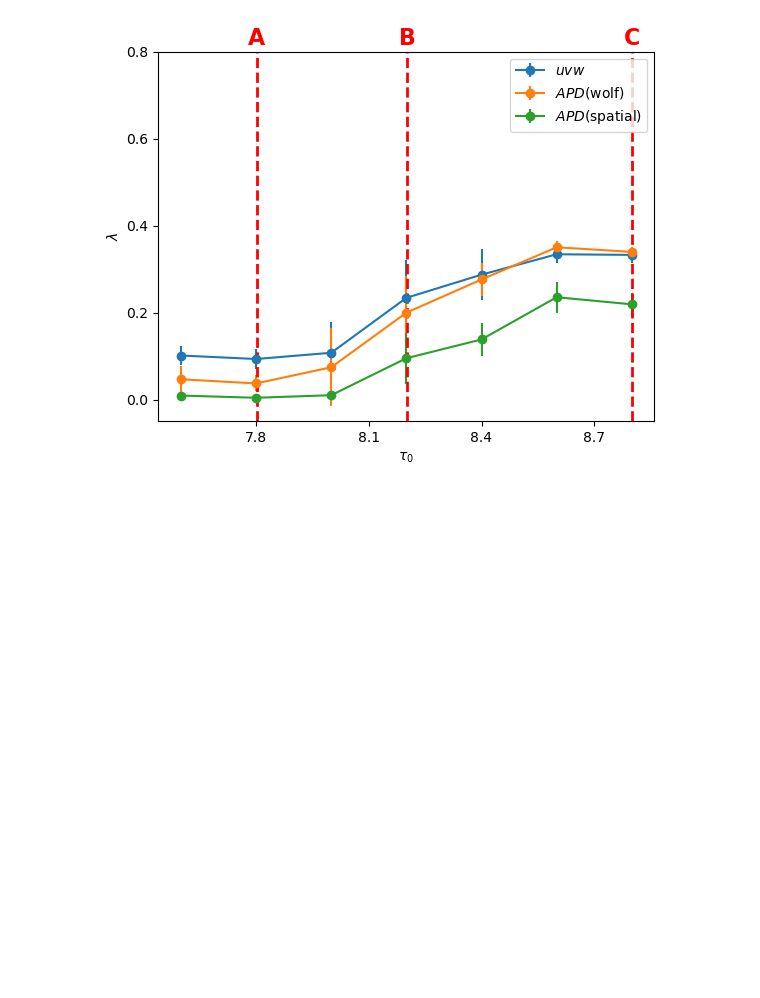
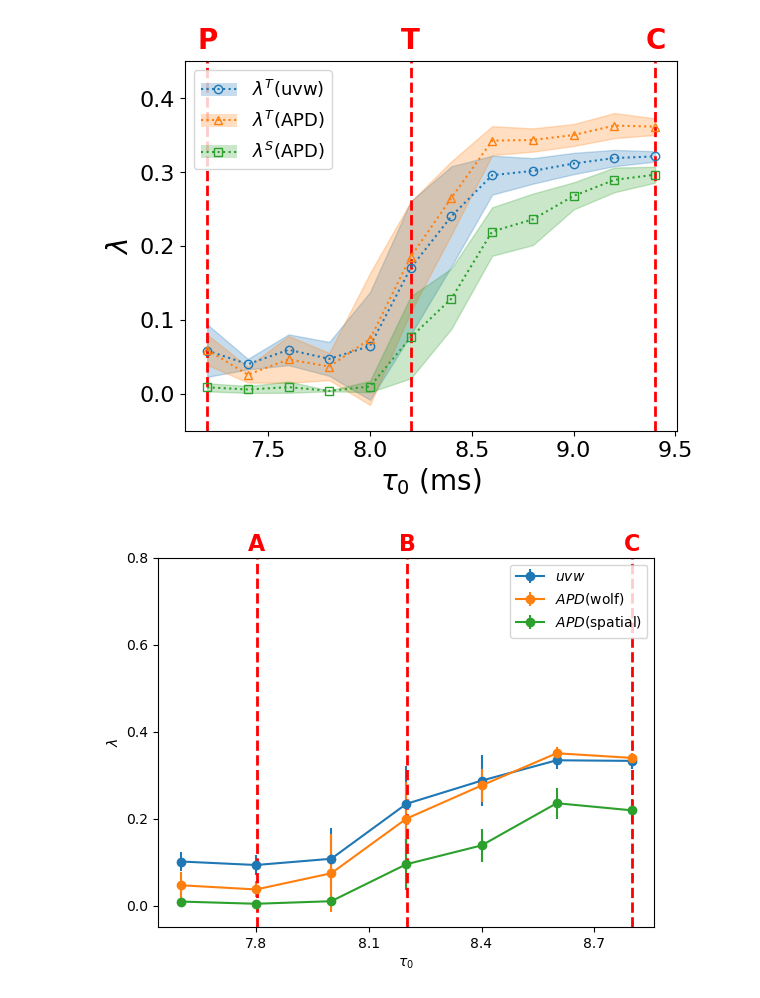
Before and after one commit to William-XiaodongAn/Quantifying-The-Complex-Spatiotemporal-Chaos-of-Cardiac-Fibrillation-in-Ionic-Models, a Jupyter notebook: analysis_ipynb_scripts/tau_0_plot.ipynb, the cells around one changed output. Saved outputs shown, nothing was run; the diff lists cells and outputs as text; code cells hidden in the pictures; blank space fills up the shorter version.

```diff
--- a/analysis_ipynb_scripts/tau_0_plot.ipynb
+++ b/analysis_ipynb_scripts/tau_0_plot.ipynb
@@ -1152,3 +1154,58 @@ plt.savefig('result_tau_0.png', dpi=300,bbox_inches="tight")
+# %%
+
+def plot_result(x, y, yerr, style=':o', label=None):
+    # Convert to numpy arrays
+    x = np.array(x)
+    y = np.array(y)
+    yerr = np.array(yerr)
+
+    # Plot main line with error bars and legend
+    line = plt.errorbar(x, y, yerr=None, fmt=style, capsize=3, capthick=1, label=label,markerfacecolor='none')
+
+    # Plot shaded error region without legend
+    plt.fill_between(x, y - yerr, y + yerr, color=line[0].get_color(), alpha=0.25, label='_nolegend_')
+
+plot_result(result_4_tau_r_list,result_uvw,result_uvw_error_total,':o')
+#plt.errorbar(result_4_tau_r_list,result_uvw,yerr = None, capsize=2,fmt =':o',markerfacecolor='none')
+plot_result(result_4_tau_r_list,result_APD,result_APD_error_total,':^')
+plot_result(result_4_tau_r_list,result_APD_spatial,result_APD_spatial_error_total,':s')
+plt.tick_params(axis='both', which='major', labelsize=16)  # make tick labels larger
+
+plt.ylim(-0.05,0.45)
+plt.gca().xaxis.set_major_locator(MaxNLocator(nbins=5))  # Max 5 ticks on x-axis
+plt.gca().yaxis.set_major_locator(MaxNLocator(nbins=5))  # Max 5 ticks on y-axis
+#plt.legend([r'$uvw$(temporal)',r'$APD$(temporal)',r'$APD$(spatial)'])
+plt.xlabel(r'$\tau_{0}$ (ms)',fontsize=20)
+plt.ylabel(r'$\lambda$',fontsize=20)
+legend = plot_custom_legend()
+
+ylim = plt.ylim()
+y_top = ylim[1]
+y_text = 1.02 * y_top  # 2% above top
+delta = (max(result_4_tau_r_list) - min(result_4_tau_r_list)) /  100# very narrow band width just to highlight the line
+for xval, label in zip([7.2  ,8.2,9.4], ['P', 'T', 'C']):
+    plt.axvline(xval, color='red', linestyle='--', linewidth=2)
+    plt.text(xval, y_text, rf'$\mathbf{{{label}}}$', fontsize=20, ha='center', va='bottom',color='red')
+from mpl_toolkits.axes_grid1 import make_axes_locatable
+from mpl_toolkits.axes_grid1.axes_divider import Size
+# === fixed right margin while others stay tight ===
+fig = plt.gcf()
+ax  = plt.gca()
+
+right_px = 15            # <- fixed right margin in pixels (change as you like)
+right_in = right_px / fig.dpi # convert px -> inches
+
+# (optional) keep data width unchanged: widen the figure to make room for the spacer
+w, h = fig.get_size_inches()
+fig.set_size_inches(w + right_in, h, forward=True)
+
+# append an invisible fixed-width axes on the right
+divider = make_axes_locatable(ax)
+spacer  = divider.append_axes("right", size=Size.Fixed(right_in), pad=0.0)
+spacer.axis("off")
+plt.savefig('result_tau_0.png', dpi=300,bbox_inches="tight")
+# %% [output]
+[figure, added]
 # %%
 apixel = abs( result_4_tau_r_list[-1] - result_4_tau_r_list[0]) * 0.0005
 dashline = [7.8 +apixel ,8.2+apixel,8.8+apixel]
```
Also changed, not shown: parts of 6 cells of this notebook, 40 other files.
